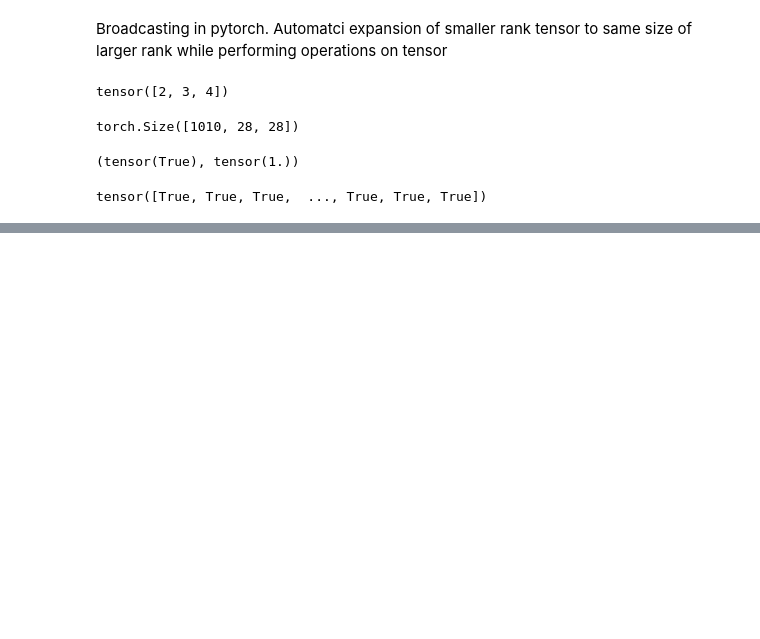
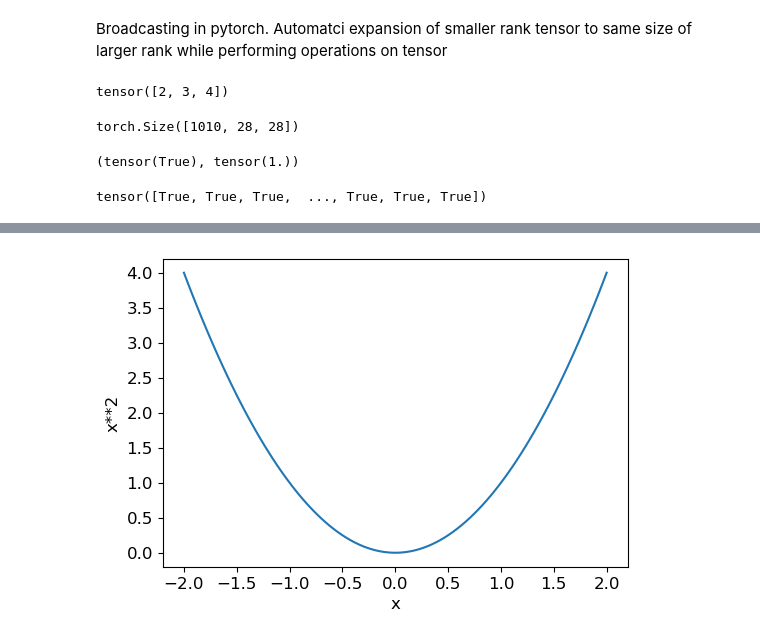
Before and after one commit to NShravanReddy/pythontest, a Jupyter notebook: 4digitclassifier.ipynb, the cells around one changed output, grey strips where cells are left out. Saved outputs shown, nothing was run; the diff lists cells and outputs as text; code cells hidden in the pictures; blank space fills up the shorter version.

```diff
--- a/4digitclassifier.ipynb
+++ b/4digitclassifier.ipynb
@@ -249,0 +250,9 @@ accuracy_3s,accuracy_7s,(accuracy_3s+accuracy_7s)/2
+# %%
+import fastbook
+from fastbook import *
+def f(x):
+    return x**2
+
+plot_function(f,'x','x**2')
+# %% [output]
+[figure, added]
```
Also changed, not shown: parts of 9 cells of this notebook.
